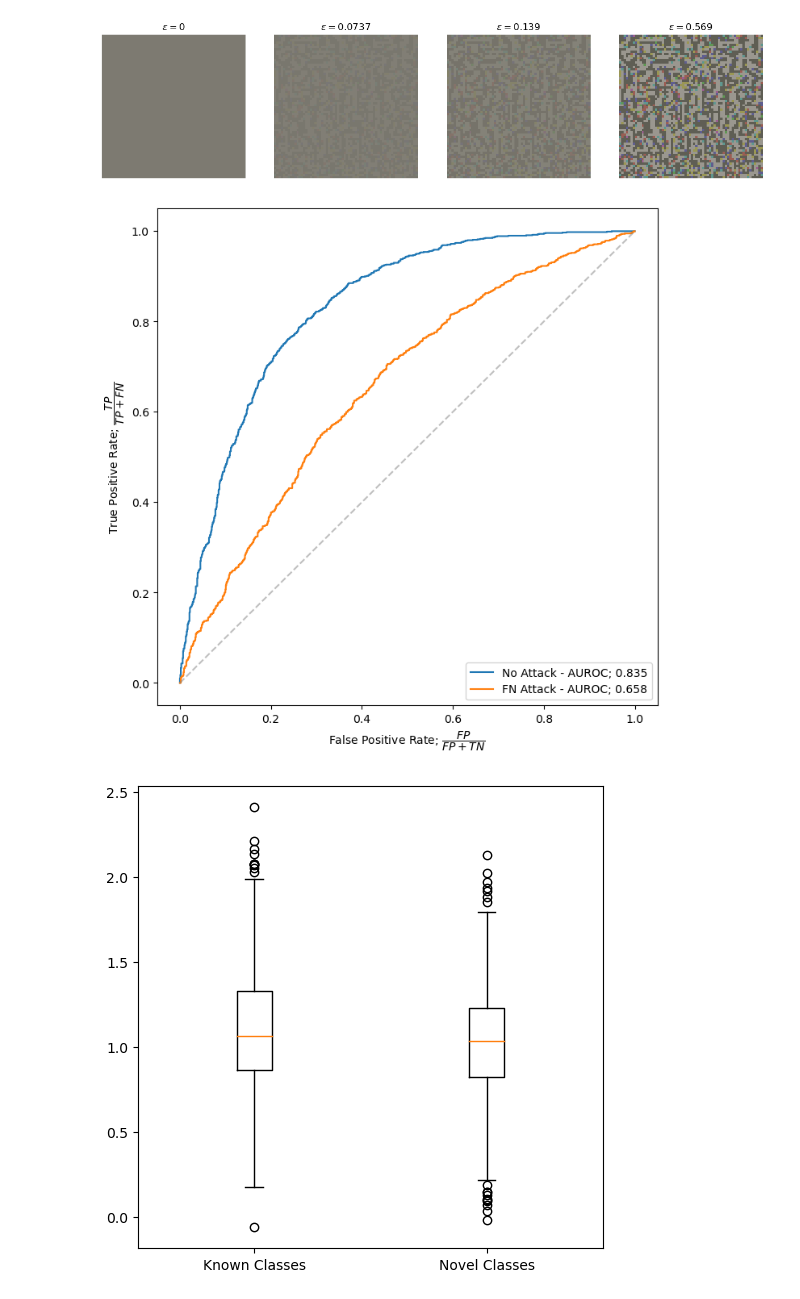
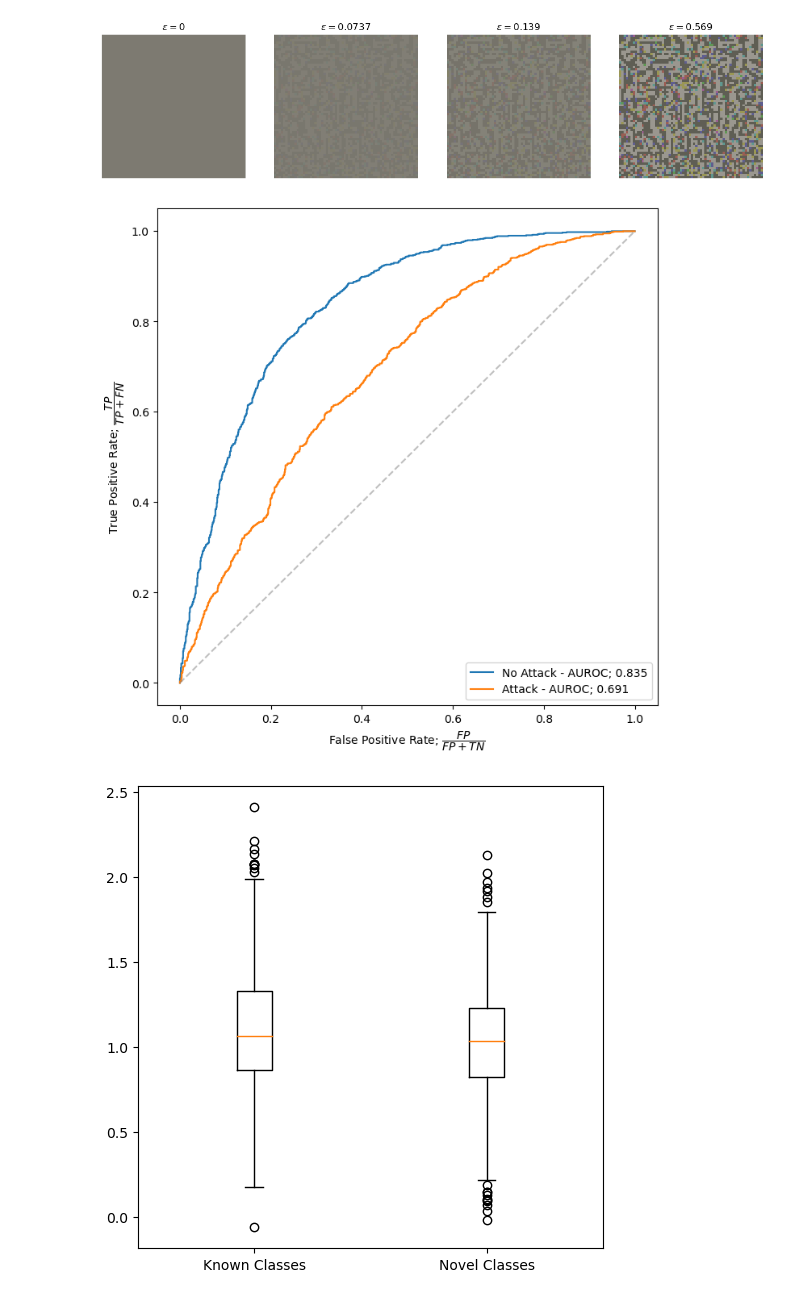
Before and after one commit to krellemand/bachelor_project, a Jupyter notebook: notebooks/visualizing_adv_attacks.ipynb, the cells around one changed output. Drawn from its saved outputs; the diff is of its cells as text; code cells hidden in the pictures.

```diff
--- a/notebooks/visualizing_adv_attacks.ipynb
+++ b/notebooks/visualizing_adv_attacks.ipynb
@@ -231,21 +239,21 @@ roc_stats_plain = load_and_eval_mls_osr(root_dir + "logits/tinyimagenet/plain/lo
                       0, dataset_name='tinyimagenet', balance=True)
 # roc_stats_fp, _ = load_and_eval_mls_osr(root_dir + "logits/tinyimagenet/fgsm_fp_attack/logits_split_0.pt", root_dir + "logits/tinyimagenet/plain/csr_targets_split_0.pt",
 #                                       0, dataset_name='tinyimagenet')
-roc_stats_fn = load_and_eval_mls_osr(root_dir + "logits/tinyimagenet/fn/fgsm/eps_0.4192288001653537/logits_0.pt",
-                                        root_dir + "logits/tinyimagenet/fn/fgsm/eps_0.4192288001653537/csr_targets_0.pt",
+roc_stats_fn = load_and_eval_mls_osr(root_dir + "logits/tinyimagenet/fp/fgsm/two_norm/eps_0.0622/logits_0.pt",
+                                        root_dir + "logits/tinyimagenet/fp/fgsm/two_norm/eps_0.0622/csr_targets_0.pt",
                                         0, dataset_name='tinyimagenet', balance=True)
 # %%
 fig, ax = plt.subplots(1,1,figsize=(8,8))
 plot_roc(ax, roc_stats_plain[0], label=f'No Attack - AUROC; {roc_stats_plain[1]:.3}')
 # plot_roc(ax, roc_stats_fp, label="FP attack")
-plot_roc(ax, roc_stats_fn[0], label=f'FN Attack - AUROC; {roc_stats_fn[1]:.3}')
+plot_roc(ax, roc_stats_fn[0], label=f'Attack - AUROC; {roc_stats_fn[1]:.3}')
 ax.plot([0,1],[0,1], linestyle='--', alpha=0.5, c='gray')
 ax.set_xlabel("False Positive Rate; $\\dfrac{FP}{FP + TN}$")
 ax.set_ylabel("True Positive Rate; $\\dfrac{TP}{TP + FN}$")
 plt.legend(loc='lower right')
 plt.show()
 # %% [output]
-[figure, old version]
+[figure, new version]
 # %%
 id_diffs, ood_diffs = max_logit_change_compared_id_vs_ood(root_dir + "logits/tinyimagenet/plain/logits_0.pt",
                                                           root_dir + "logits/tinyimagenet/fn/fgsm/eps_0.11379620405527817/logits_0.pt",
```
Also changed, not shown: parts of 3 cells of this notebook.
